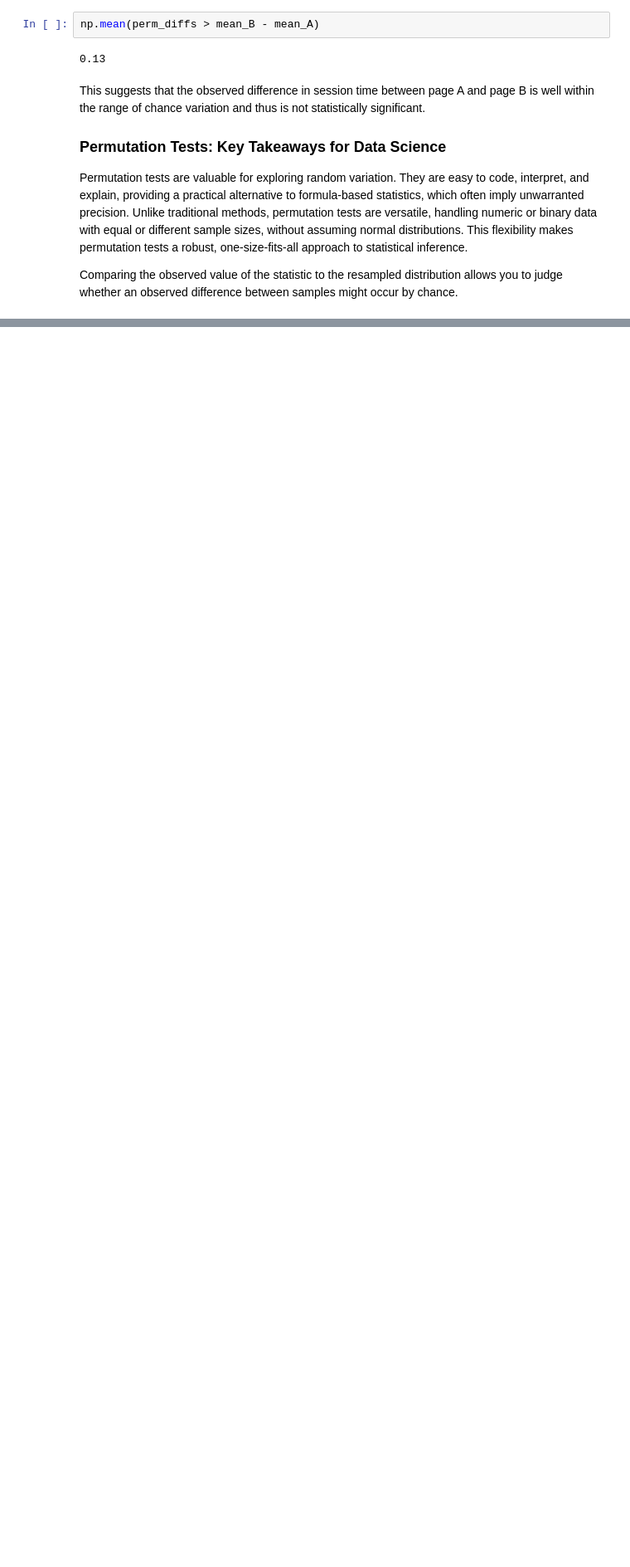
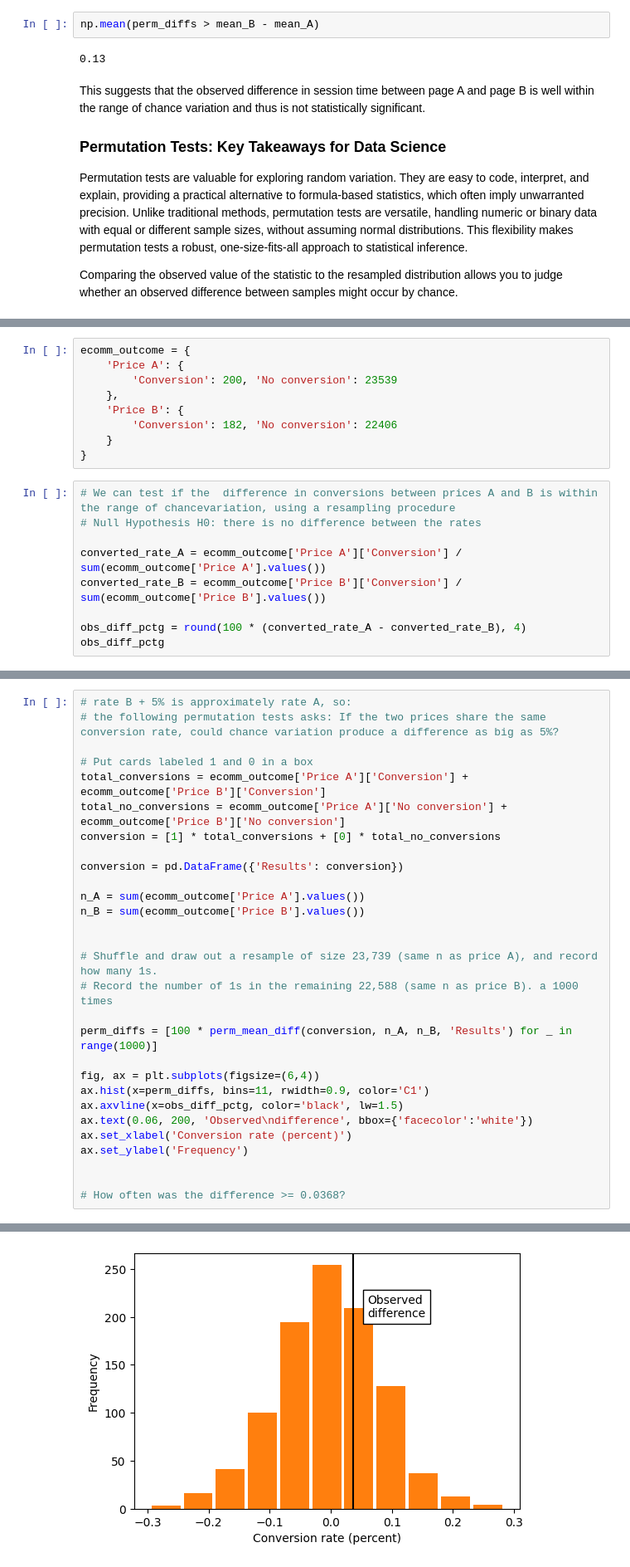
Before and after one commit to matuneville/practical-statistics-book, a Jupyter notebook: src/03-Stat_Experiments_&_Significance_Testing/chapter_03_py.ipynb, the cells around one changed output, grey strips where cells are left out. Shown at 83% size. Cells and saved outputs as stored; diff of their text form; blank space fills up the shorter version.

Commit message:
chapter 03 - t-tests

```diff
--- a/src/03-Stat_Experiments_&_Significance_Testing/chapter_03_py.ipynb
+++ b/src/03-Stat_Experiments_&_Significance_Testing/chapter_03_py.ipynb
@@ -89,0 +99,18 @@ Comparing the observed value of the statistic to the resampled distribution allo
+# %%
+ecomm_outcome = {
+    'Price A': {
+        'Conversion': 200, 'No conversion': 23539
+    },
+    'Price B': {
+        'Conversion': 182, 'No conversion': 22406
+    }
+}
+# %%
+# We can test if the  difference in conversions between prices A and B is within the range of chancevariation, using a resampling procedure
+# Null Hypothesis H0: there is no difference between the rates
+
+converted_rate_A = ecomm_outcome['Price A']['Conversion'] / sum(ecomm_outcome['Price A'].values())
+converted_rate_B = ecomm_outcome['Price B']['Conversion'] / sum(ecomm_outcome['Price B'].values())
+
+obs_diff_pctg = round(100 * (converted_rate_A - converted_rate_B), 4)
+obs_diff_pctg
@@ -89,0 +119,30 @@ Comparing the observed value of the statistic to the resampled distribution allo
+# %%
+# rate B + 5% is approximately rate A, so:
+# the following permutation tests asks: If the two prices share the same conversion rate, could chance variation produce a difference as big as 5%?
+
+# Put cards labeled 1 and 0 in a box
+total_conversions = ecomm_outcome['Price A']['Conversion'] + ecomm_outcome['Price B']['Conversion']
+total_no_conversions = ecomm_outcome['Price A']['No conversion'] + ecomm_outcome['Price B']['No conversion']
+conversion = [1] * total_conversions + [0] * total_no_conversions
+
+conversion = pd.DataFrame({'Results': conversion})
+
+n_A = sum(ecomm_outcome['Price A'].values())
+n_B = sum(ecomm_outcome['Price B'].values())
+
+
+# Shuffle and draw out a resample of size 23,739 (same n as price A), and record how many 1s.
+# Record the number of 1s in the remaining 22,588 (same n as price B). a 1000 times
+
+perm_diffs = [100 * perm_mean_diff(conversion, n_A, n_B, 'Results') for _ in range(1000)]
+
+fig, ax = plt.subplots(figsize=(6,4))
+ax.hist(x=perm_diffs, bins=11, rwidth=0.9, color='C1')
+ax.axvline(x=obs_diff_pctg, color='black', lw=1.5)
+ax.text(0.06, 200, 'Observed\ndifference', bbox={'facecolor':'white'})
+ax.set_xlabel('Conversion rate (percent)')
+ax.set_ylabel('Frequency')
+
+
+# How often was the difference >= 0.0368?
+# %% [output]
@@ -89,0 +150 @@ Comparing the observed value of the statistic to the resampled distribution allo
+[figure, added]
```
Also changed, not shown: parts of 8 cells of this notebook.
